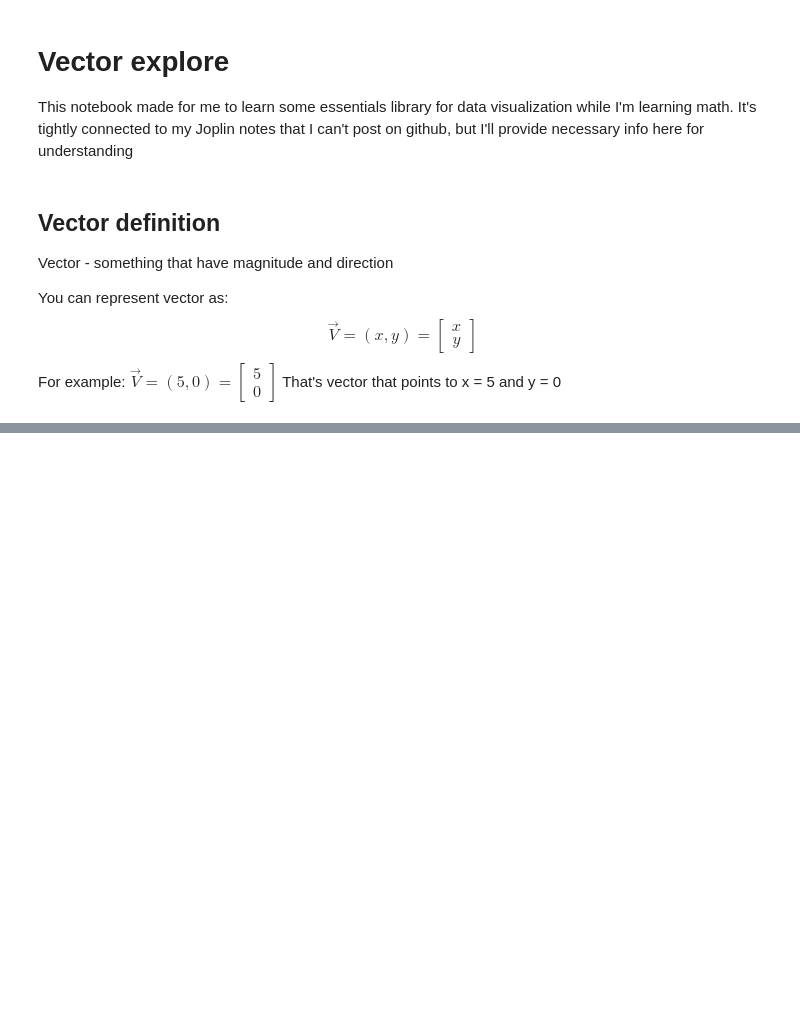
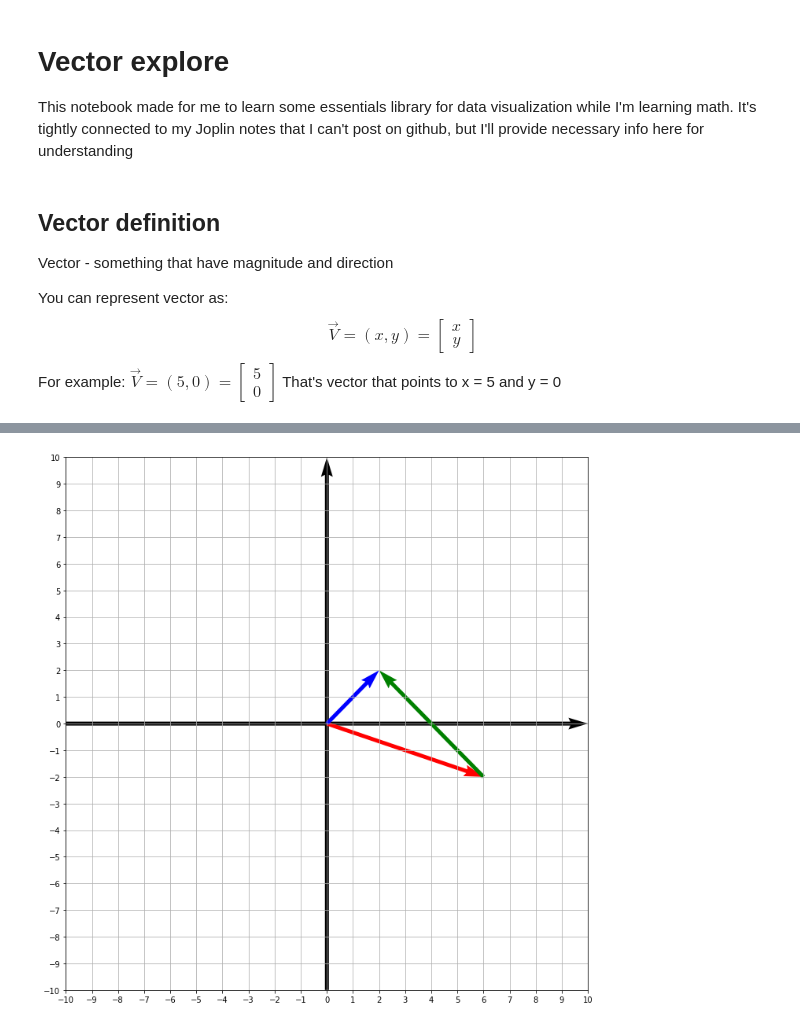
Before and after one commit to Leniorko/ml-journey, a Jupyter notebook: vector.ipynb, the cells around one changed output, grey strips where cells are left out. Saved outputs shown, nothing was run; the diff lists cells and outputs as text; code cells hidden in the pictures; blank space fills up the shorter version.

```diff
--- a/vector.ipynb
+++ b/vector.ipynb
@@ -71,0 +71,6 @@ drawVectorPlot(data)
+# %%
+data = np.array([[6, -2], [-4, 4], [2, 2]])
+origins = np.array([[0, 6, 0], [0, -2, 0]])
+drawVectorPlot(data, origins)
+# %% [output]
+[figure, added]
```
Also changed, not shown: parts of 6 cells of this notebook.
